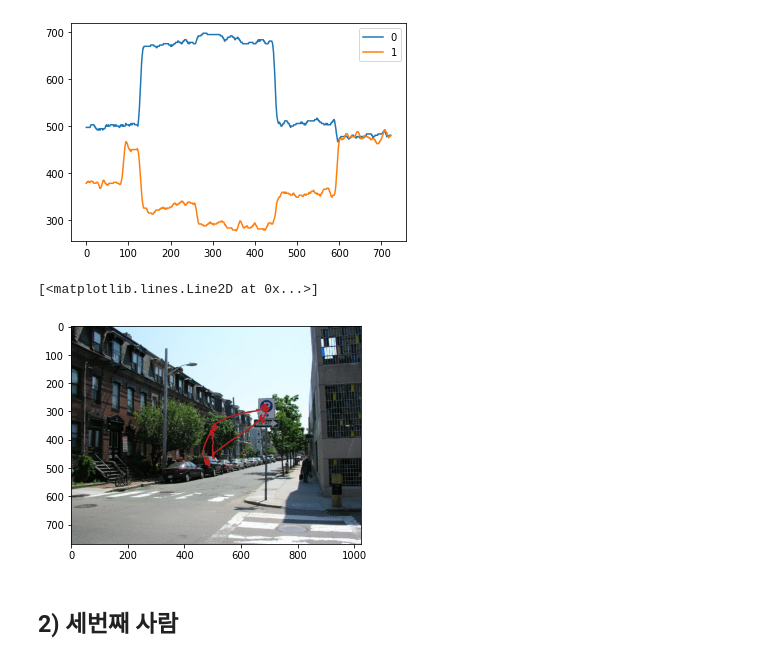
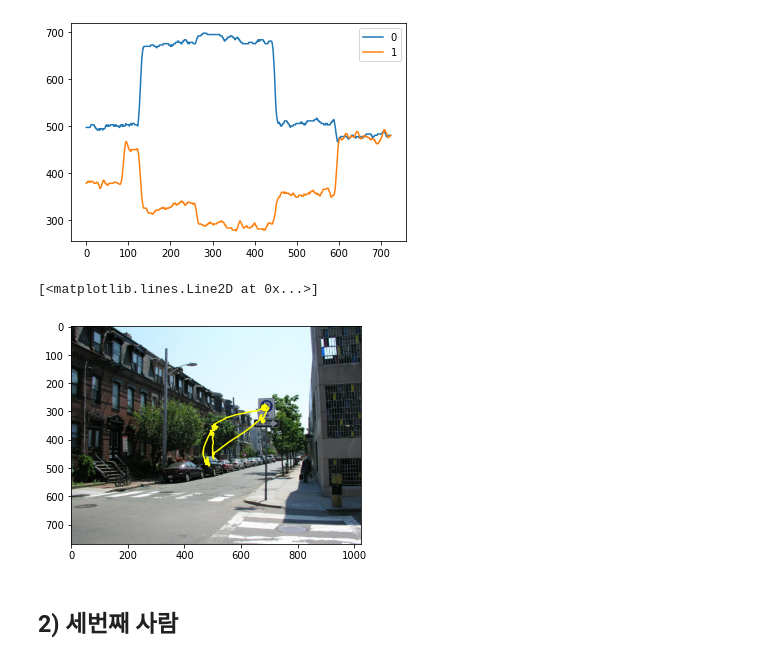
Before and after one commit to Jueunkim429/Human-Computer-Interaction, a Jupyter notebook: Where_people_look.ipynb, the cells around one changed output. Drawn from its saved outputs; the diff is of its cells as text; code cells hidden in the pictures.

```diff
--- a/Where_people_look.ipynb
+++ b/Where_people_look.ipynb
@@ -150,7 +150,8 @@ pdata2.plot()
 <matplotlib.axes._subplots.AxesSubplot at 0x...>
 [figure]
 # %%
-pdata2.drop([723,724], inplace=True)
+#data마다 outlier 다름
+pdata2.drop([724], inplace=True)
 # %%
 pdata2.plot()
 # %% [output]
@@ -159,12 +160,12 @@ pdata2.plot()
 # %%
 img = plt.imread('/content/drive/MyDrive/Colab Notebooks/eyesample_stim.jpeg')
 
 fig,ax=plt.subplots()
 ax.imshow(img)
-ax.plot(pdata2[0],pdata2[1],color='firebrick')
+ax.plot(pdata2[0],pdata2[1],color='yellow')
 # %% [output]
 [<matplotlib.lines.Line2D at 0x...>]
-[figure, old version]
+[figure, new version]
 # %% [markdown]
 ## 2) 세번째 사람
 # %%
```
Also changed, not shown: parts of 5 cells of this notebook.
